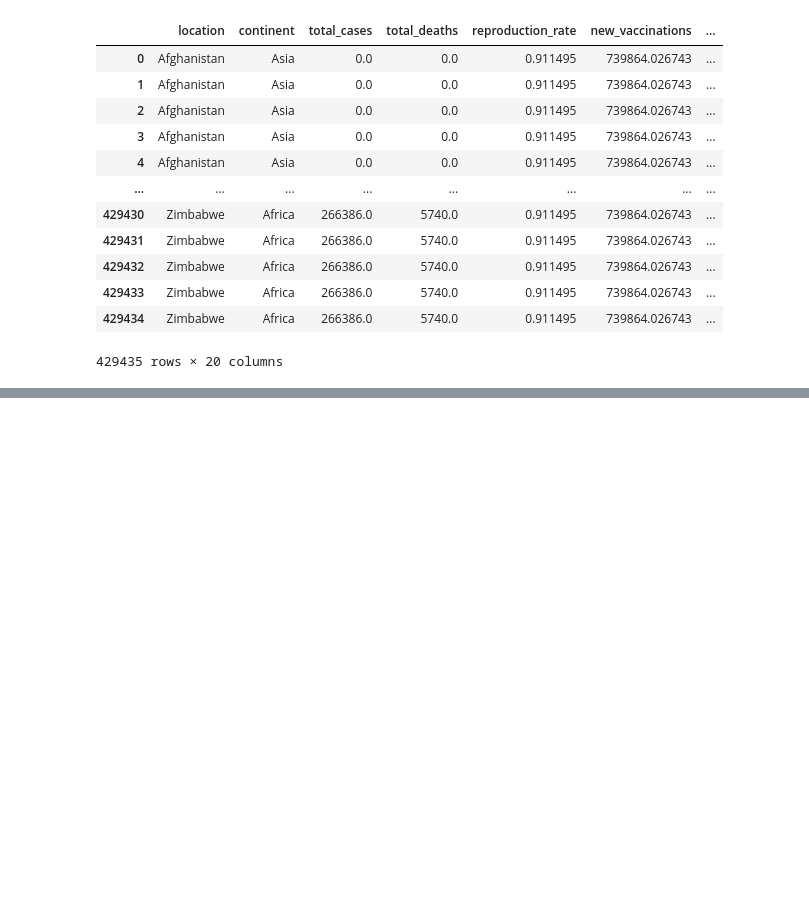
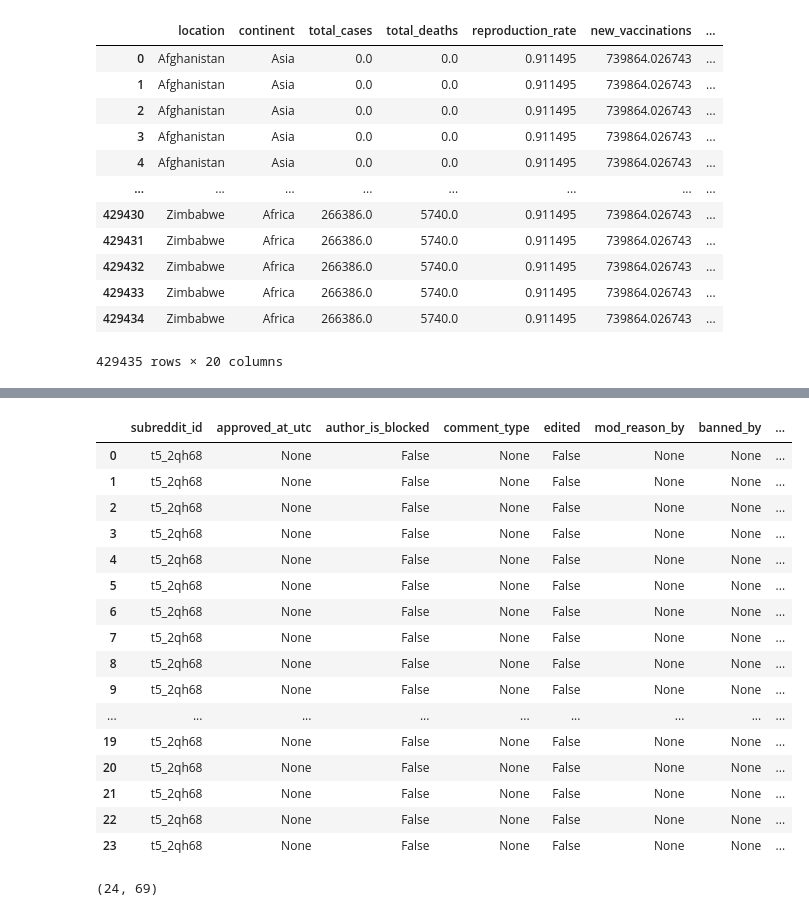
Before and after one commit to Alexander-Gebreamlak/COVID-19-Analysis-and-Mpox-Public-Concerns-, a Jupyter notebook: Assignment_2_COVID-19_Data_Analysis_&_Addressing_Mpox_Misinformation&Disinformation.ipynb, the cells around one changed output, grey strips where cells are left out. Cells and saved outputs as stored; diff of their text form; code cells hidden in the pictures; blank space fills up the shorter version.

```diff
--- a/Assignment_2_COVID-19_Data_Analysis_&_Addressing_Mpox_Misinformation&Disinformation.ipynb
+++ b/Assignment_2_COVID-19_Data_Analysis_&_Addressing_Mpox_Misinformation&Disinformation.ipynb
@@ -189,0 +228,10 @@ sns.heatmap(corr, mask=mask, cmap=cmap, vmax=.3, center=0,
+# %%
+# Initialize an Empty DataFrame
+data = pd.DataFrame()
+
+# Check for 'data' Key and Create DataFrame from 'data' Key
+if 'data' in list(JSONContent.keys()):
+    data = pd.DataFrame.from_records(JSONContent['data'])
+
+pd.set_option('display.max_columns', None)
+data.head(100)
@@ -189,0 +274,38 @@ sns.heatmap(corr, mask=mask, cmap=cmap, vmax=.3, center=0,
+# %%
+url = 'https://api.pullpush.io/reddit/search/comment/?q=pox&subreddit=canada&after=1723617600&before=1727330400'
+
+# url = 'https://api.pullpush.io/reddit/search/comment/?q=covid&subreddit=toronto&after=1722312000&before=1724904000'
+
+JSONContent = requests.get(url).json()
+JSONContent
+# Initialize an Empty DataFrame
+data = pd.DataFrame()
+
+# Check for 'data' Key and Create DataFrame from 'data' Key
+if 'data' in list(JSONContent.keys()):
+    data = pd.DataFrame.from_records(JSONContent['data'])
+
+pd.set_option('display.max_columns', None)
+data.head(100)
+# %% [output]
+|  | subreddit_id | approved_at_utc | author_is_blocked | comment_type | edited | mod_reason_by | banned_by | ... |
+| 0 | t5_2qh68 | None | False | None | False | None | None | ... |
+| 1 | t5_2qh68 | None | False | None | False | None | None | ... |
+| 2 | t5_2qh68 | None | False | None | False | None | None | ... |
+| 3 | t5_2qh68 | None | False | None | False | None | None | ... |
+| 4 | t5_2qh68 | None | False | None | False | None | None | ... |
+| 5 | t5_2qh68 | None | False | None | False | None | None | ... |
+| 6 | t5_2qh68 | None | False | None | False | None | None | ... |
+| 7 | t5_2qh68 | None | False | None | False | None | None | ... |
+| 8 | t5_2qh68 | None | False | None | False | None | None | ... |
+| 9 | t5_2qh68 | None | False | None | False | None | None | ... |
+| ... | ... | ... | ... | ... | ... | ... | ... | ... |
+| 19 | t5_2qh68 | None | False | None | False | None | None | ... |
+| 20 | t5_2qh68 | None | False | None | False | None | None | ... |
+| 21 | t5_2qh68 | None | False | None | False | None | None | ... |
+| 22 | t5_2qh68 | None | False | None | False | None | None | ... |
+| 23 | t5_2qh68 | None | False | None | False | None | None | ... |
+# %%
+data.shape
+# %% [output]
+(24, 69)
```
Also changed, not shown: parts of 10 cells of this notebook, 1 other file.
